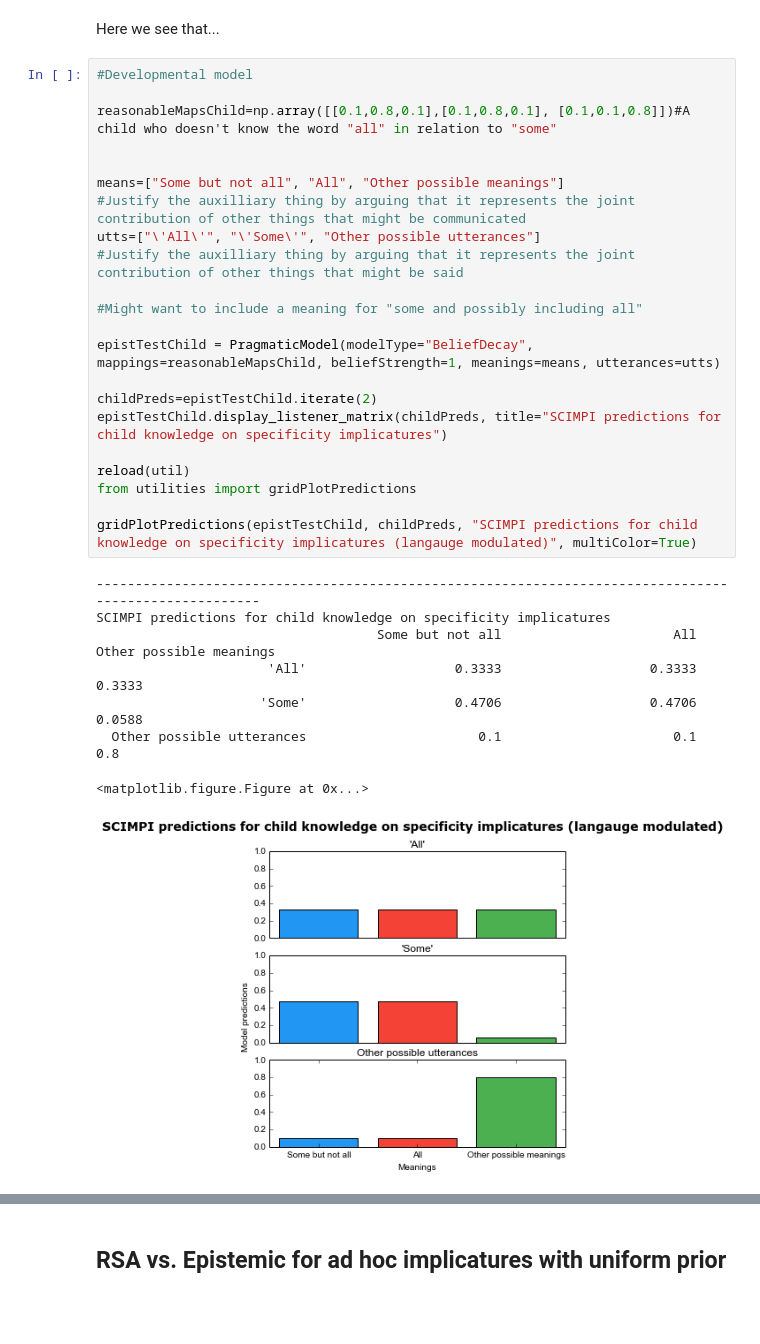
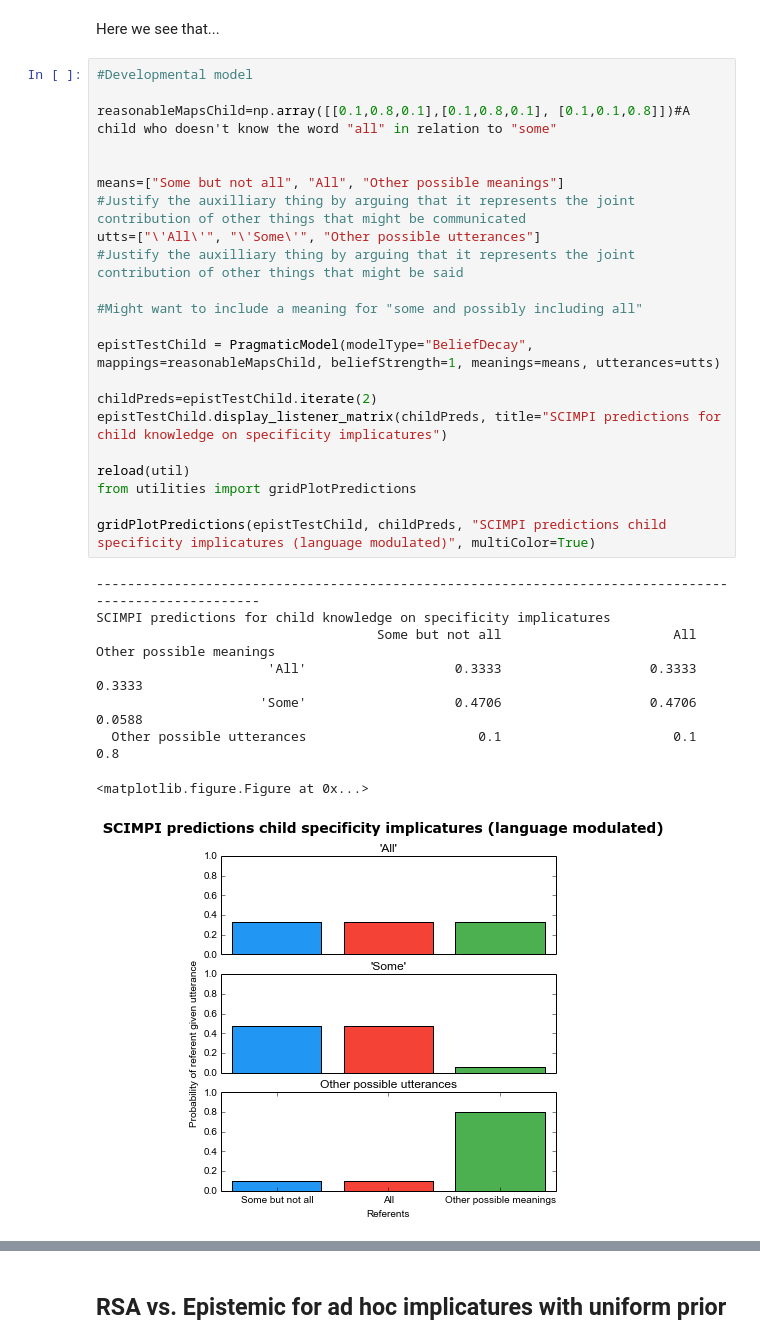
Before and after one commit to Epist/EpistemicPragmatics, a Jupyter notebook: Examples for paper.ipynb, the cells around one changed output, grey strips where cells are left out. Saved outputs shown, nothing was run; the diff lists cells and outputs as text; blank space fills up the shorter version.

Commit message:
Fixed empirical data and made plots more consistent with each other

```diff
--- a/Examples for paper.ipynb
+++ b/Examples for paper.ipynb
@@ -472,34 +472,34 @@ Here we see that...
 # %%
 #Developmental model
 
 reasonableMapsChild=np.array([[0.1,0.8,0.1],[0.1,0.8,0.1], [0.1,0.1,0.8]])#A child who doesn't know the word "all" in relation to "some"
 
 
 means=["Some but not all", "All", "Other possible meanings"]
 #Justify the auxilliary thing by arguing that it represents the joint contribution of other things that might be communicated
 utts=["\'All\'", "\'Some\'", "Other possible utterances"]
 #Justify the auxilliary thing by arguing that it represents the joint contribution of other things that might be said
 
 #Might want to include a meaning for "some and possibly including all"
 
 epistTestChild = PragmaticModel(modelType="BeliefDecay", mappings=reasonableMapsChild, beliefStrength=1, meanings=means, utterances=utts)
 
 childPreds=epistTestChild.iterate(2)
 epistTestChild.display_listener_matrix(childPreds, title="SCIMPI predictions for child knowledge on specificity implicatures")
 
 reload(util)
 from utilities import gridPlotPredictions
 
-gridPlotPredictions(epistTestChild, childPreds, "SCIMPI predictions for child knowledge on specificity implicatures (langauge modulated)", multiColor=True)
+gridPlotPredictions(epistTestChild, childPreds, "SCIMPI predictions child specificity implicatures (language modulated)", multiColor=True)
 # %% [output]
 ------------------------------------------------------------------------------------------------------
 SCIMPI predictions for child knowledge on specificity implicatures
                                     Some but not all                      All  Other possible meanings
                       'All'                   0.3333                   0.3333                   0.3333
                      'Some'                   0.4706                   0.4706                   0.0588
   Other possible utterances                      0.1                      0.1                      0.8
 <matplotlib.figure.Figure at 0x...>
-[figure, old version]
+[figure, new version]
 # %%
 #Lexical Uncertainty Specificity Implicature
 
```
Also changed, not shown: parts of 14 cells of this notebook, 1 other file.
